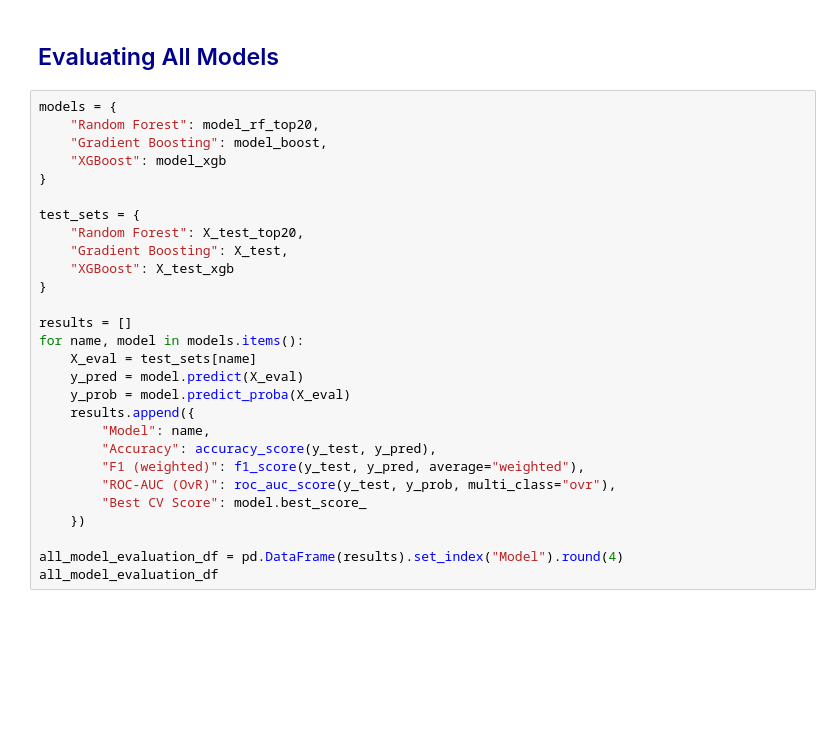
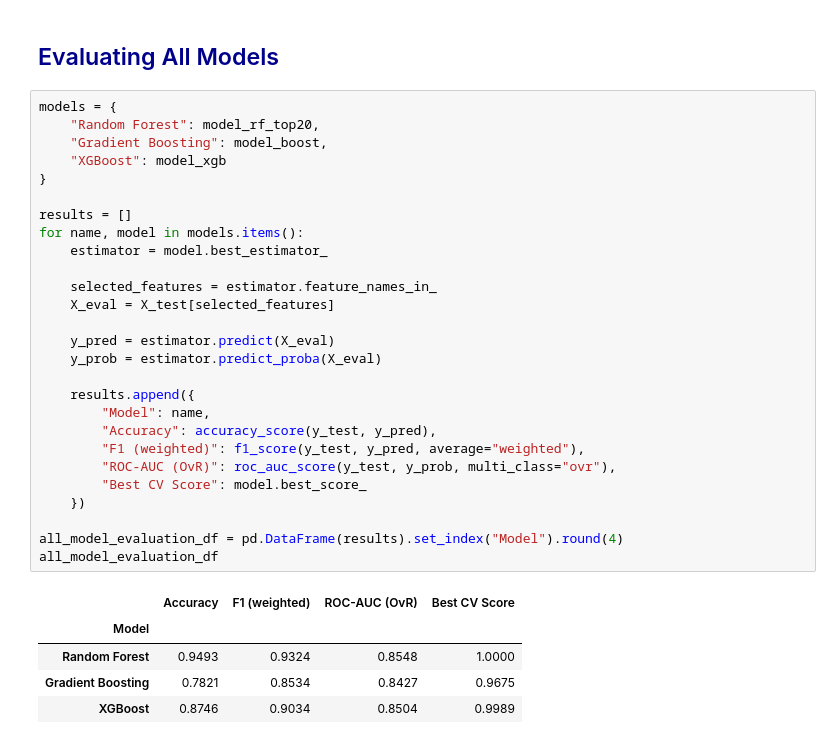
Before and after one commit to kalasamuel/CompanyBankruptcyML, a Jupyter notebook: c_ bankruptcy_prediction_multi_clasiification.ipynb, the cells around one changed output. Cells and saved outputs as stored; diff of their text form; blank space fills up the shorter version.

```diff
--- a/c_ bankruptcy_prediction_multi_clasiification.ipynb
+++ b/c_ bankruptcy_prediction_multi_clasiification.ipynb
@@ -658,28 +575,33 @@ with open("models/model_xgb.pkl", "wb") as f:
 # %%
 models = {
     "Random Forest": model_rf_top20,
     "Gradient Boosting": model_boost,
     "XGBoost": model_xgb
 }
 
-test_sets = {
-    "Random Forest": X_test_top20,
-    "Gradient Boosting": X_test,
-    "XGBoost": X_test_xgb
-}
-
 results = []
 for name, model in models.items():
-    X_eval = test_sets[name]
-    y_pred = model.predict(X_eval)
-    y_prob = model.predict_proba(X_eval)
+    estimator = model.best_estimator_
+
+    selected_features = estimator.feature_names_in_
+    X_eval = X_test[selected_features]
+
+    y_pred = estimator.predict(X_eval)
+    y_prob = estimator.predict_proba(X_eval)
+
     results.append({
         "Model": name,
         "Accuracy": accuracy_score(y_test, y_pred),
         "F1 (weighted)": f1_score(y_test, y_pred, average="weighted"),
         "ROC-AUC (OvR)": roc_auc_score(y_test, y_prob, multi_class="ovr"),
         "Best CV Score": model.best_score_
     })
 
 all_model_evaluation_df = pd.DataFrame(results).set_index("Model").round(4)
 all_model_evaluation_df
+# %% [output]
+|  | Accuracy | F1 (weighted) | ROC-AUC (OvR) | Best CV Score |
+| Model |  |  |  |  |
+| Random Forest | 0.9493 | 0.9324 | 0.8548 | 1.0000 |
+| Gradient Boosting | 0.7821 | 0.8534 | 0.8427 | 0.9675 |
+| XGBoost | 0.8746 | 0.9034 | 0.8504 | 0.9989 |
```
Also changed, not shown: parts of 38 cells of this notebook, 3 other files.
